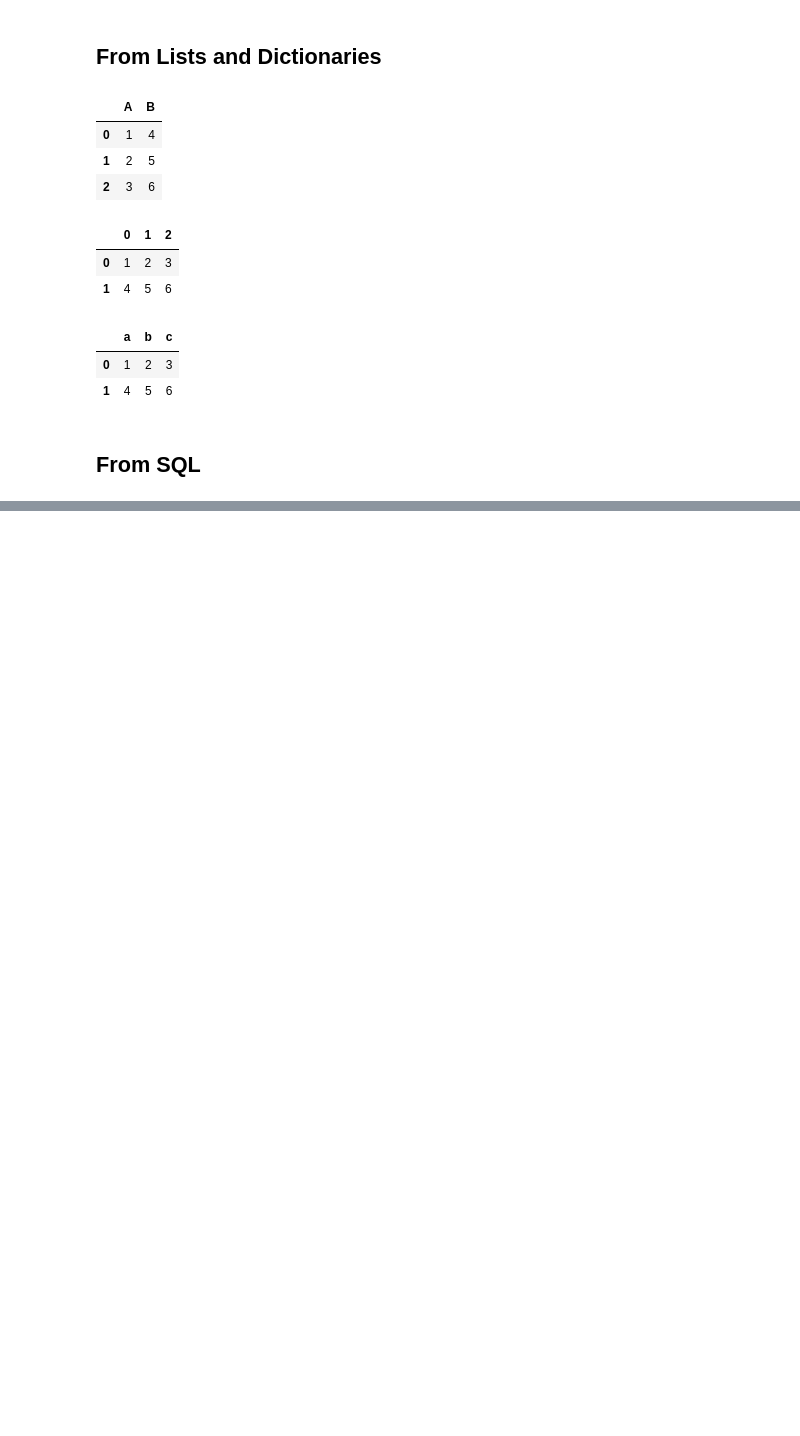
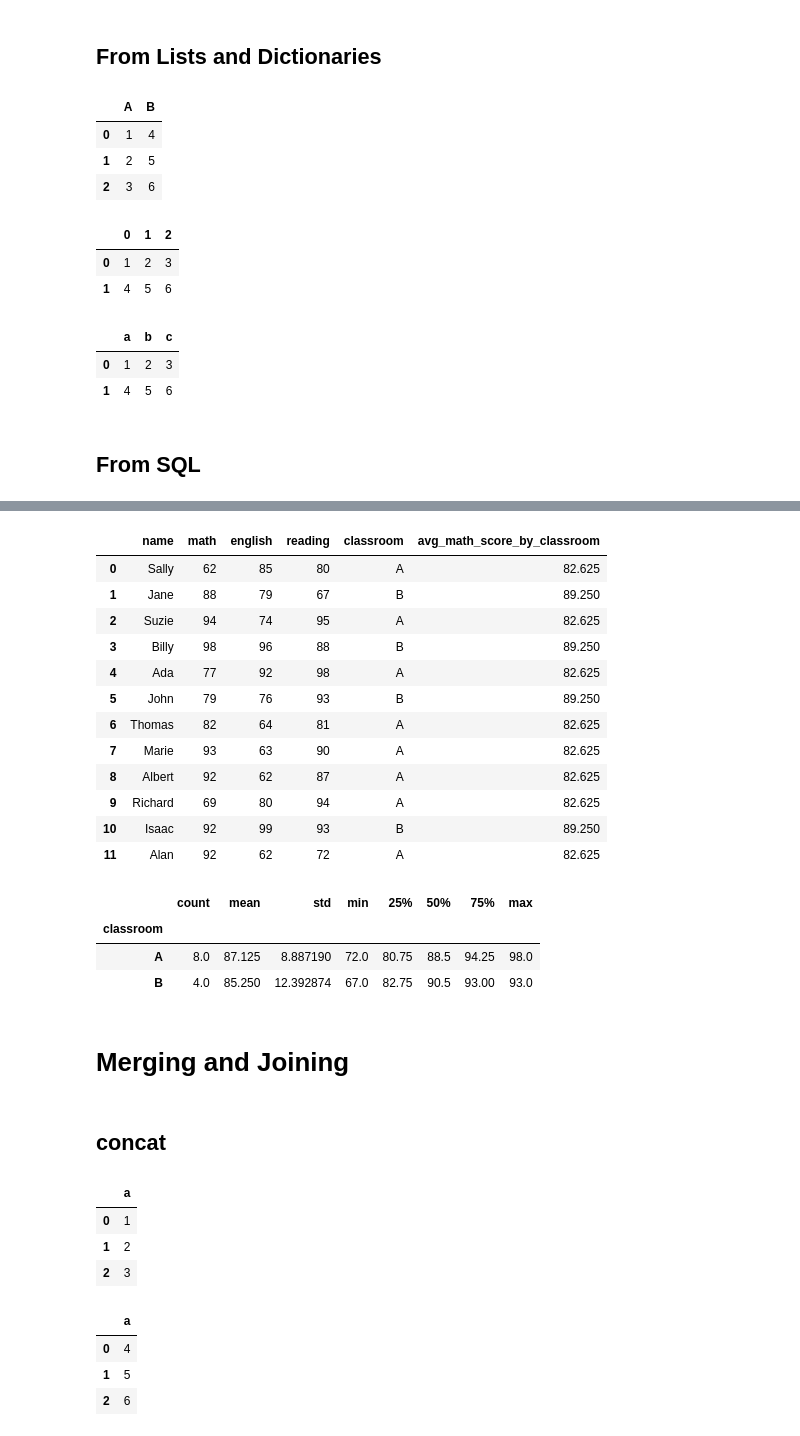
Before and after one commit to johngrinstead/numpy-pandas-visualization-exercises, a Jupyter notebook: advance_dataframes_lesson.ipynb, the cells around one changed output, grey strips where cells are left out. Saved outputs shown, nothing was run; the diff lists cells and outputs as text; code cells hidden in the pictures; blank space fills up the shorter version.

```diff
--- a/advance_dataframes_lesson.ipynb
+++ b/advance_dataframes_lesson.ipynb
@@ -79,0 +183,48 @@ OperationalError: (pymysql.err.OperationalError) (2003, "Can't connect to MySQL
+# %%
+df.assign(avg_math_score_by_classroom=df.groupby('classroom').math.transform('mean'))
+
+#transform creates a uniform value for a new column in every row
+# %% [output]
+|  | name | math | english | reading | classroom | avg_math_score_by_classroom |
+| 0 | Sally | 62 | 85 | 80 | A | 82.625 |
+| 1 | Jane | 88 | 79 | 67 | B | 89.250 |
+| 2 | Suzie | 94 | 74 | 95 | A | 82.625 |
+| 3 | Billy | 98 | 96 | 88 | B | 89.250 |
+| 4 | Ada | 77 | 92 | 98 | A | 82.625 |
+| 5 | John | 79 | 76 | 93 | B | 89.250 |
+| 6 | Thomas | 82 | 64 | 81 | A | 82.625 |
+| 7 | Marie | 93 | 63 | 90 | A | 82.625 |
+| 8 | Albert | 92 | 62 | 87 | A | 82.625 |
+| 9 | Richard | 69 | 80 | 94 | A | 82.625 |
+| 10 | Isaac | 92 | 99 | 93 | B | 89.250 |
+| 11 | Alan | 92 | 62 | 72 | A | 82.625 |
+# %%
+df.groupby('classroom').reading.describe()
+
+#.desribe() will show the summoned groupby and column with all .agg() stats
+# %% [output]
+|  | count | mean | std | min | 25% | 50% | 75% | max |
+| classroom |  |  |  |  |  |  |  |  |
+| A | 8.0 | 87.125 | 8.887190 | 72.0 | 80.75 | 88.5 | 94.25 | 98.0 |
+| B | 4.0 | 85.250 | 12.392874 | 67.0 | 82.75 | 90.5 | 93.00 | 93.0 |
+# %% [markdown]
+# Merging and Joining
+# %% [markdown]
+## concat
+# %%
+df1 = pd.DataFrame({'a': [1, 2, 3]})
+df2 = pd.DataFrame({'a': [4, 5, 6]})
+
+df1
+# %% [output]
+|  | a |
+| 0 | 1 |
+| 1 | 2 |
+| 2 | 3 |
+# %%
+df2
+# %% [output]
+|  | a |
+| 0 | 4 |
+| 1 | 5 |
+| 2 | 6 |
```
Also changed, not shown: parts of 42 cells of this notebook, 1 other file.
